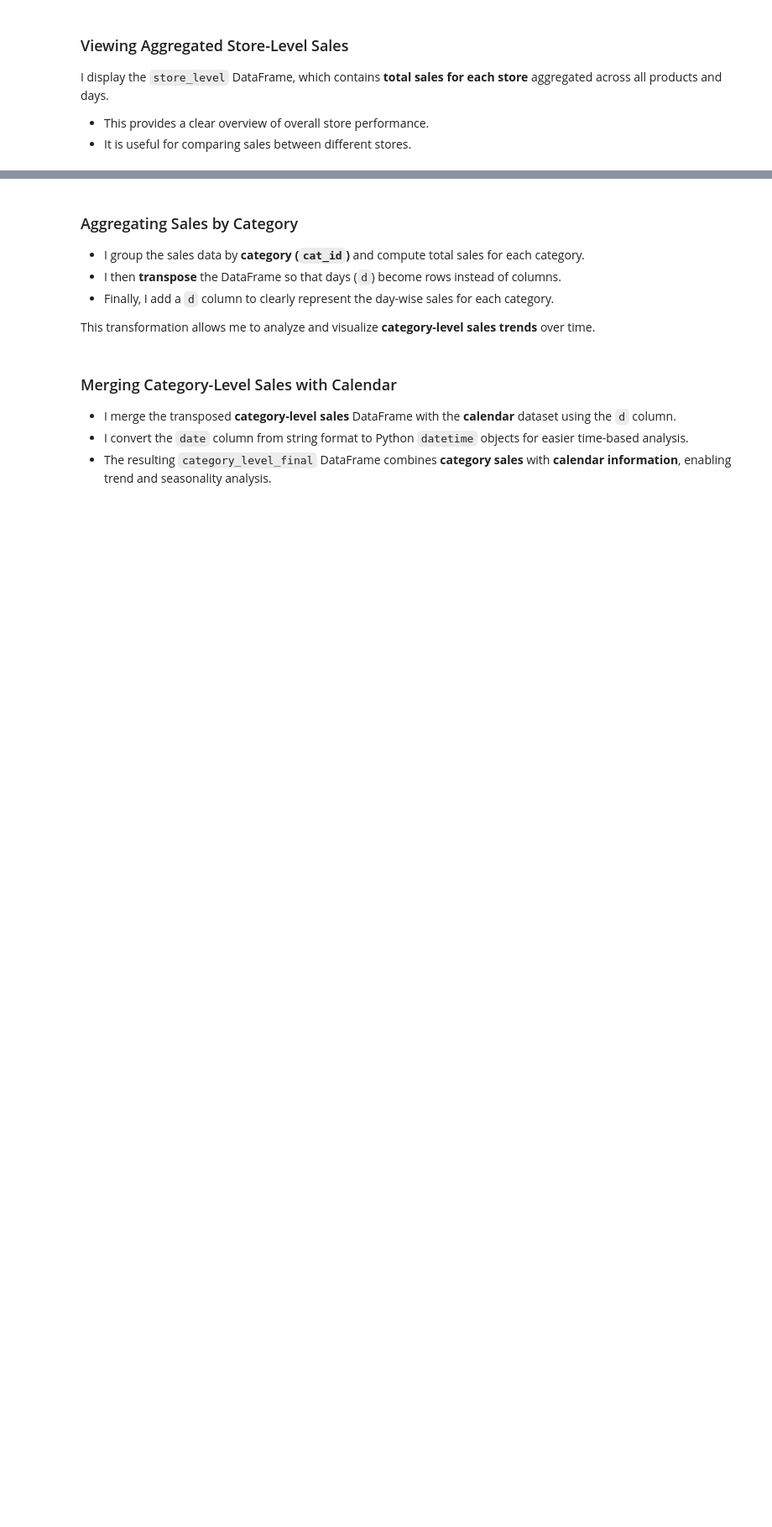
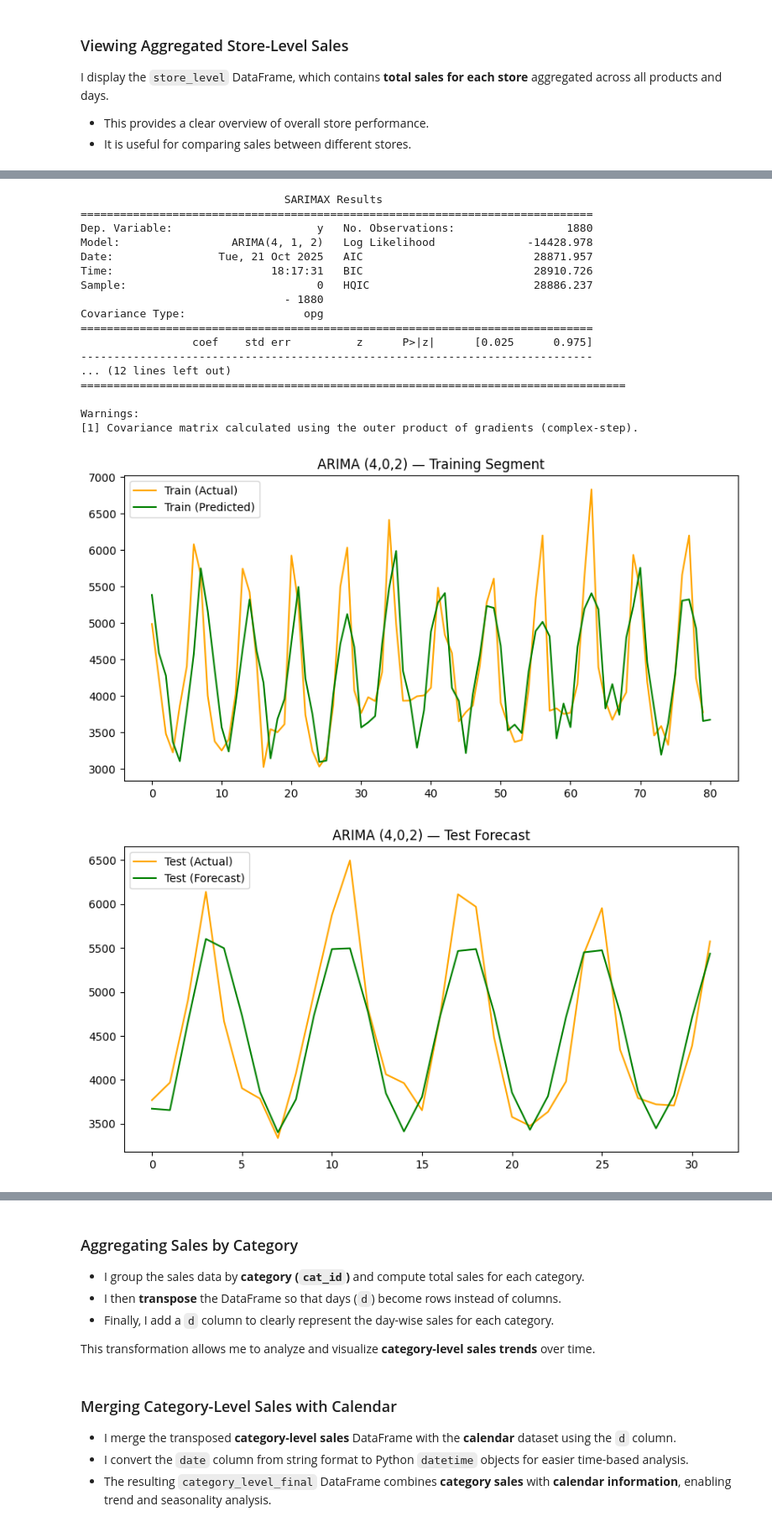
Before and after one commit to saswataghosh66/TCS_Task_1, a Jupyter notebook: task-1.ipynb, the cells around one changed output, grey strips where cells are left out. Shown at 84% size. Drawn from its saved outputs; the diff is of its cells as text; code cells hidden in the pictures; blank space fills up the shorter version.

```diff
--- a/task-1.ipynb
+++ b/task-1.ipynb
@@ -617,0 +824,50 @@ I display the `store_level` DataFrame, which contains **total sales for each sto
+# %%
+import statsmodels.api as sm
+import matplotlib.pyplot as plt
+from sklearn.metrics import mean_squared_error
+import math
+mod = sm.tsa.ARIMA(train, order=(4, 1, 2))
+results = mod.fit()
+print(results.summary())
+
+plt.figure(figsize=(10,5))
+plt.plot(train[1800:1880], label='Train (Actual)', color='orange')
+plt.plot(results.predict(start=1800, end=1880), label='Train (Predicted)', color='green')
+plt.title("ARIMA (4,0,2) — Training Segment")
+plt.legend(loc='upper left')
+plt.show()
+
+plt.figure(figsize=(10,5))
+plt.plot(test, label='Test (Actual)', color='orange')
+plt.plot(results.forecast(steps=len(test)), label='Test (Forecast)', color='green')
+plt.title("ARIMA (4,0,2) — Test Forecast")
+plt.legend(loc='upper left')
+plt.show()
+y_pred = results.forecast(steps=len(test))
+rmse_arima = math.sqrt(mean_squared_error(test, y_pred))
+model_results.append({
+    "Model": "ARIMA (4,1,2)",
+    "RMSE": rmse_arima
+})
+
+model_results
+# %% [output]
+                               SARIMAX Results
+==============================================================================
+Dep. Variable:                      y   No. Observations:                 1880
+Model:                 ARIMA(4, 1, 2)   Log Likelihood              -14428.978
+Date:                Tue, 21 Oct 2025   AIC                          28871.957
+Time:                        18:17:31   BIC                          28910.726
+Sample:                             0   HQIC                         28886.237
+                               - 1880
+Covariance Type:                  opg
+==============================================================================
+                 coef    std err          z      P>|z|      [0.025      0.975]
+------------------------------------------------------------------------------
+... (12 lines left out)
+===================================================================================
+
+Warnings:
+[1] Covariance matrix calculated using the outer product of gradients (complex-step).
+[figure, added]
+[figure, added]
```
Also changed, not shown: parts of 18 cells of this notebook.
